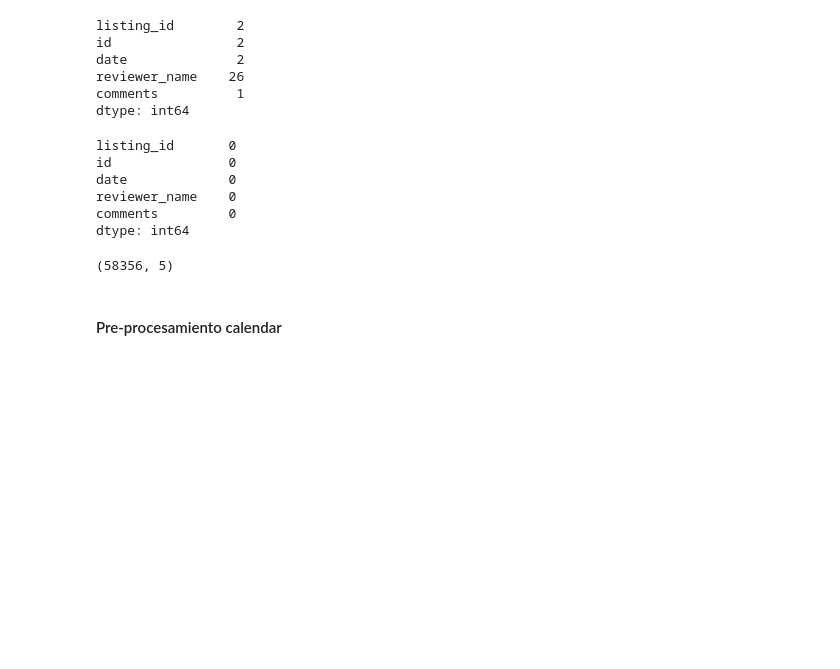
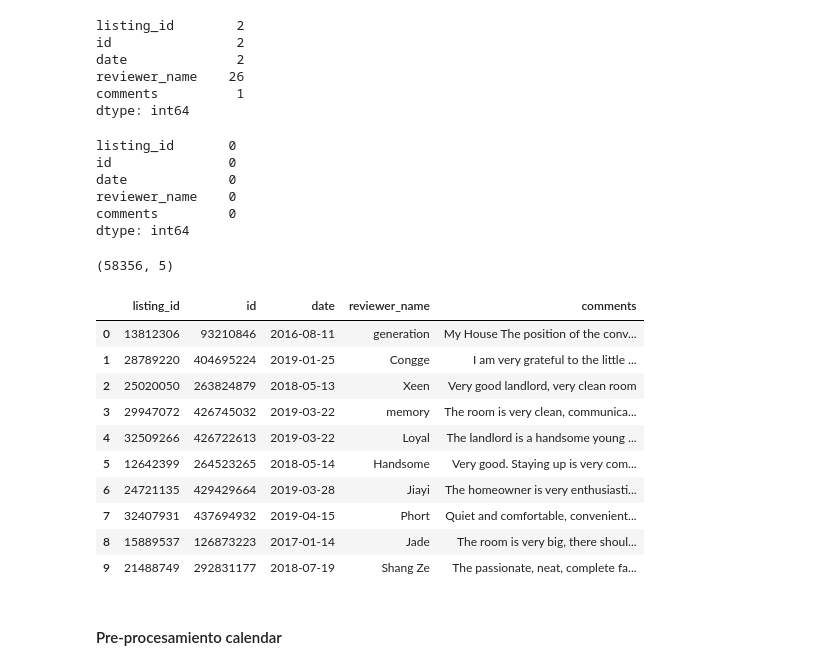
Before and after one commit to imcvis/Proyecto-Base-de-Datos, a Jupyter notebook: Pre-procesamiento.ipynb, the cells around one changed output. Drawn from its saved outputs; the diff is of its cells as text; code cells hidden in the pictures; blank space fills up the shorter version.

```diff
--- a/Pre-procesamiento.ipynb
+++ b/Pre-procesamiento.ipynb
@@ -186,9 +183,0 @@ reviews.dropna(inplace=True)
-# %%
-reviews.isna().sum()
-# %% [output]
-listing_id       0
-id               0
-date             0
-reviewer_name    0
-comments         0
-dtype: int64
@@ -195,7 +186,33 @@ dtype: int64
+# %%
+reviews.isna().sum()
+# %% [output]
+listing_id       0
+id               0
+date             0
+reviewer_name    0
+comments         0
+dtype: int64
 # %%
 reviews.shape
 # %% [output]
 (58356, 5)
+# %%
+reviews = reviews.astype({"listing_id": int, "id": int})
+reviews['date'] = pd.to_datetime(reviews['date'], format='%d-%m-%y').dt.strftime('%Y-%m-%d')
+# %%
+reviews.head(10)
+# %% [output]
+|  | listing_id | id | date | reviewer_name | comments |
+| 0 | 13812306 | 93210846 | 2016-08-11 | generation | My House The position of the conv... |
+| 1 | 28789220 | 404695224 | 2019-01-25 | Congge | I am very grateful to the little ... |
+| 2 | 25020050 | 263824879 | 2018-05-13 | Xeen | Very good landlord, very clean room |
+| 3 | 29947072 | 426745032 | 2019-03-22 | memory | The room is very clean, communica... |
+| 4 | 32509266 | 426722613 | 2019-03-22 | Loyal | The landlord is a handsome young ... |
+| 5 | 12642399 | 264523265 | 2018-05-14 | Handsome | Very good. Staying up is very com... |
+| 6 | 24721135 | 429429664 | 2019-03-28 | Jiayi | The homeowner is very enthusiasti... |
+| 7 | 32407931 | 437694932 | 2019-04-15 | Phort | Quiet and comfortable, convenient... |
+| 8 | 15889537 | 126873223 | 2017-01-14 | Jade | The room is very big, there shoul... |
+| 9 | 21488749 | 292831177 | 2018-07-19 | Shang Ze | The passionate, neat, complete fa... |
 # %%
 reviews.to_csv('db_final/reviews.csv',index=False)
 # %% [markdown]
```
Also changed, not shown: parts of 2 cells of this notebook, 1 other file.
